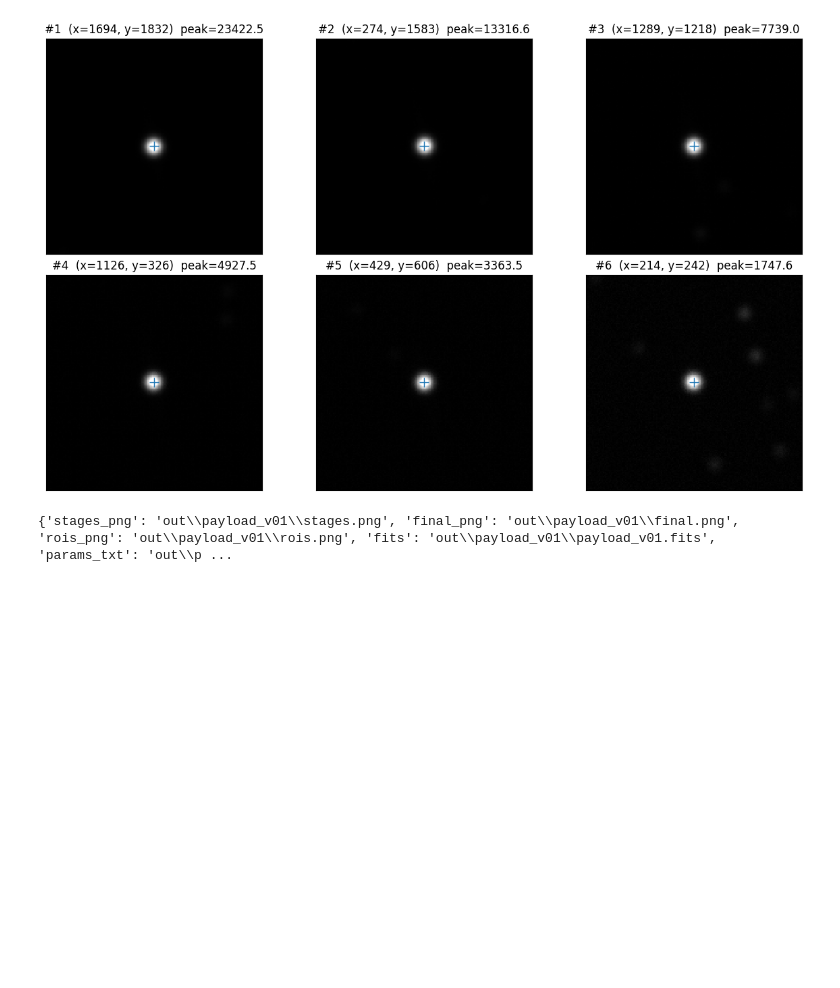
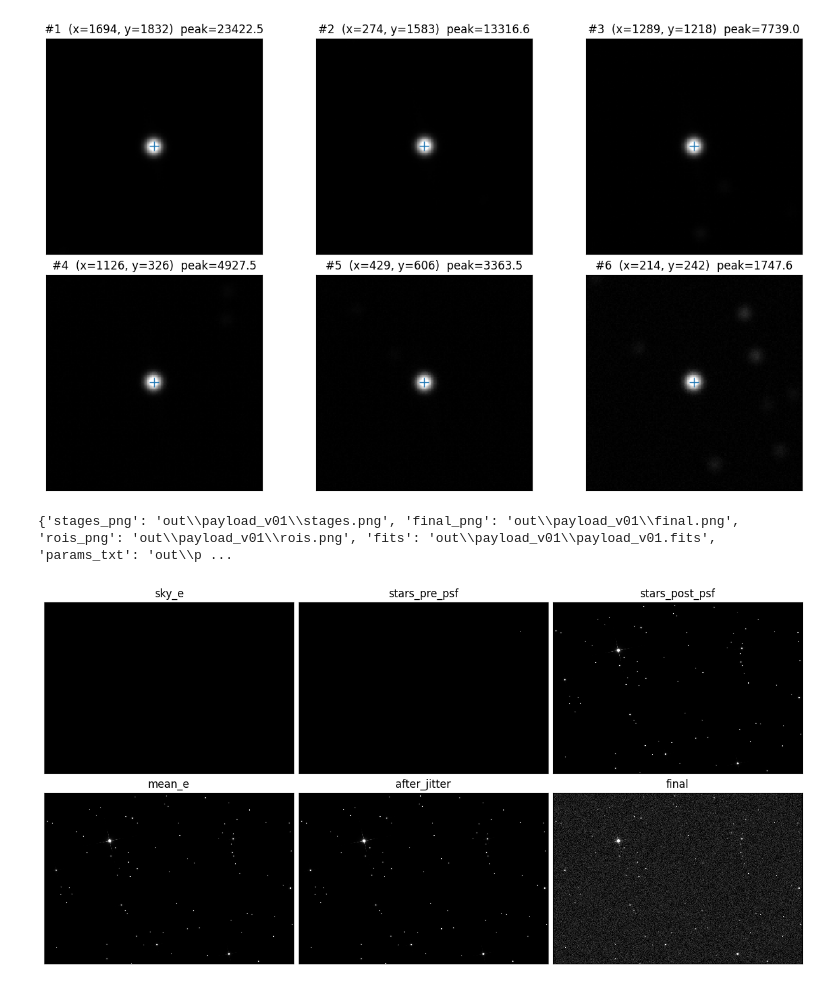
Before and after one commit to dlllonb/tele-img-sim, a Jupyter notebook: overarching.ipynb, the cells around one changed output. Saved outputs shown, nothing was run; the diff lists cells and outputs as text; code cells hidden in the pictures; blank space fills up the shorter version.

```diff
--- a/overarching.ipynb
+++ b/overarching.ipynb
@@ -128,3 +131,91 @@ print(paths)
 [figure]
 [figure]
 {'stages_png': 'out\\payload_v01\\stages.png', 'final_png': 'out\\payload_v01\\final.png', 'rois_png': 'out\\payload_v01\\rois.png', 'fits': 'out\\payload_v01\\payload_v01.fits', 'params_txt': 'out\\p ...
+# %%
+frame, res, paths = run_sim_and_report(
+
+    # =========================
+    # Output / bookkeeping
+    # =========================
+    out_dir="out",
+    run_name="newt",
+    stars_csv="sim/physics/starfields/field2.csv",
+    overwrite=True,
+
+    # =========================
+    # Pointing
+    # =========================
+    ra0_deg=30.0,
+    dec0_deg=70.0,
+    rot_deg=0.0,
+
+    # =========================
+    # Camera
+    # =========================
+    cam_nx=4656,
+    cam_ny=3520,
+    cam_pixel_um=3.8,
+    cam_read_noise_e=2.0,
+    cam_gain_e_per_adu=1.0,
+    cam_qe=0.6,
+
+    # =========================
+    # Lens
+    # =========================
+    lens_focal_mm=812.8,
+    lens_f_number=4,
+    lens_transmission=0.9,
+
+    # =========================
+    # Mask (POPPY spider)
+    # =========================
+    mask_kind="poppy",                # "none", "spider", "grating", "poppy"
+    mask_angle_deg=12.0,
+    mask_n_vanes=4,
+    mask_vane_width_mm=0.76,
+    mask_obstruction_frac=.3,
+    mask_psf_size_px=500,
+    mask_aperture_diam_mm=203.2,       # None → uses focal_mm / f_number
+
+    # =========================
+    # Render / physics
+    # =========================
+    exposure_s=90.0,
+    sky_mu_mag_per_arcsec2=21.0,
+    zeropoint_e_per_s=0.0,            # 0 → derive from optics/QE
+    lambda_eff_nm=550.0,
+    band_nm=90.0,
+    seeing_fwhm_arcsec=5,
+    jitter_pointing_rms=16.0,
+
+    enable_sky=True,
+    enable_stars=True,
+    enable_psf=True,
+    enable_jitter=False,
+    enable_noise=True,
+
+    seed=42,
+
+    # =========================
+    # Plotting / visualization
+    # =========================
+    show_plots=True,
+    save_pngs=True,
+    stages_stretch="asinh",
+    final_stretch="asinh",
+    q_lo=0.0,
+    q_hi=99.9,
+
+    # =========================
+    # ROI diagnostics
+    # =========================
+    make_rois=True,
+    roi_n=6,
+    roi_half_size=90,
+    roi_min_sep_px=140,
+    roi_stretch="log",
+)
+
+print(paths)
+# %% [output]
+[figure, added]
```
Also changed, not shown: parts of 2 cells of this notebook, 1 other file.
